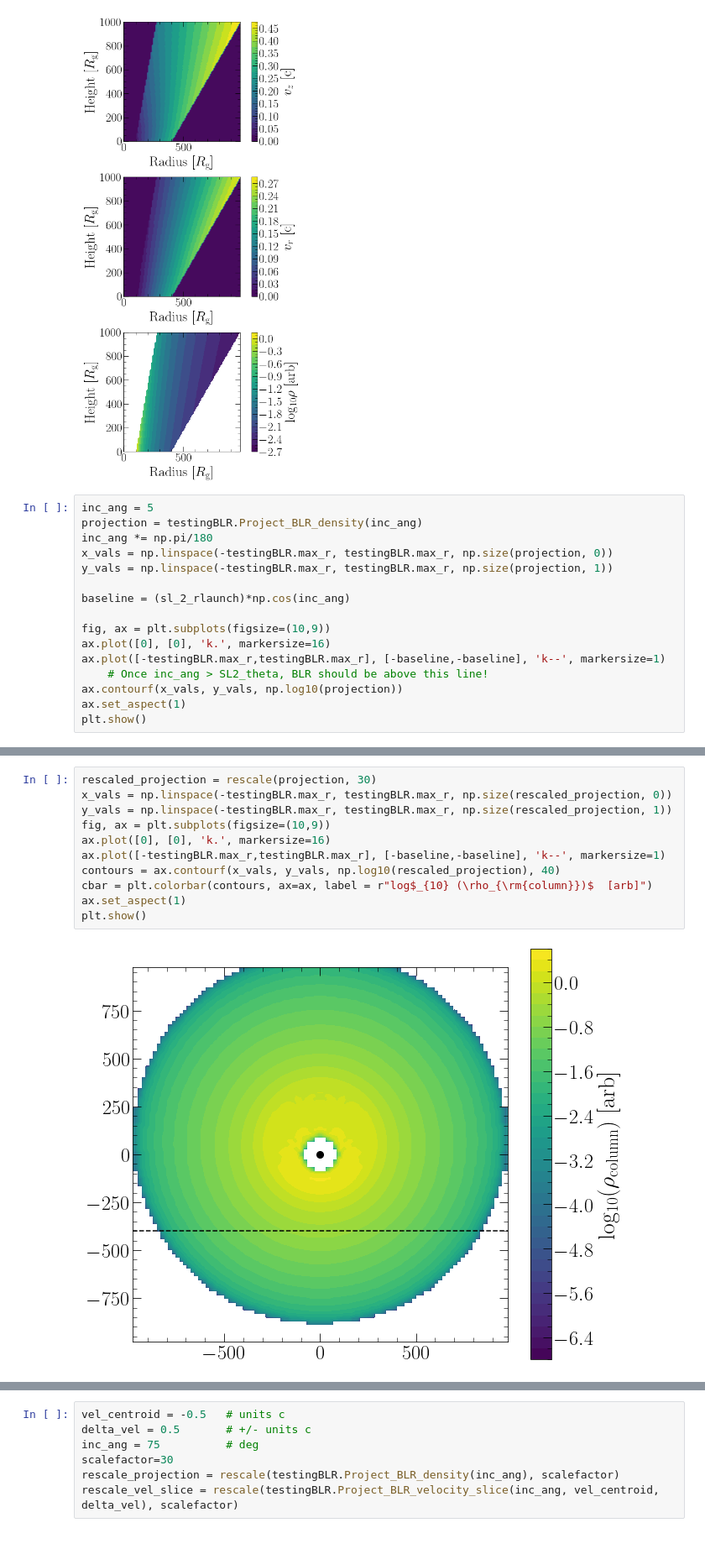
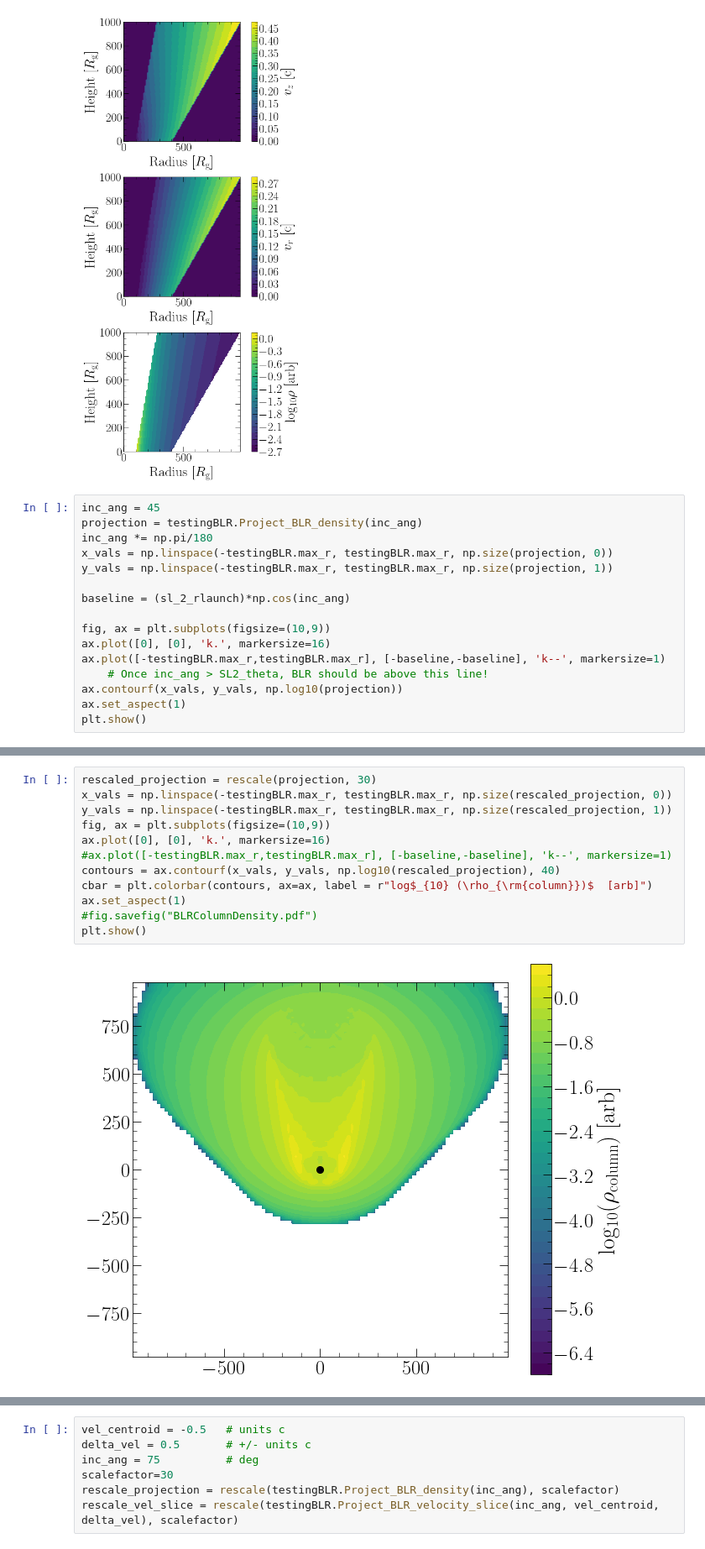
Before and after one commit to Henry-Best-01/Amoeba, a Jupyter notebook: TestingBLR.ipynb, the cells around one changed output, grey strips where cells are left out. Shown at 84% size. Cells and saved outputs as stored; diff of their text form.

```diff
--- a/TestingBLR.ipynb
+++ b/TestingBLR.ipynb
@@ -57,7 +57,7 @@ plt.show()
 # %% [output]
 [figure]
 # %%
-inc_ang = 5
+inc_ang = 45
 projection = testingBLR.Project_BLR_density(inc_ang)
 inc_ang *= np.pi/180
 x_vals = np.linspace(-testingBLR.max_r, testingBLR.max_r, np.size(projection, 0))
@@ -77,16 +77,17 @@ plt.show()
 # %%
 rescaled_projection = rescale(projection, 30)
 x_vals = np.linspace(-testingBLR.max_r, testingBLR.max_r, np.size(rescaled_projection, 0))
 y_vals = np.linspace(-testingBLR.max_r, testingBLR.max_r, np.size(rescaled_projection, 1))
 fig, ax = plt.subplots(figsize=(10,9))
 ax.plot([0], [0], 'k.', markersize=16)
-ax.plot([-testingBLR.max_r,testingBLR.max_r], [-baseline,-baseline], 'k--', markersize=1)
+#ax.plot([-testingBLR.max_r,testingBLR.max_r], [-baseline,-baseline], 'k--', markersize=1)
 contours = ax.contourf(x_vals, y_vals, np.log10(rescaled_projection), 40)
 cbar = plt.colorbar(contours, ax=ax, label = r"log$_{10} (\rho_{\rm{column}})$  [arb]")
 ax.set_aspect(1)
+#fig.savefig("BLRColumnDensity.pdf")
 plt.show()
 # %% [output]
-[figure, old version]
+[figure, new version]
 # %%
 theta1 = 15
 theta2 = 45
```
Also changed, not shown: parts of 10 cells of this notebook, 2 other files.
